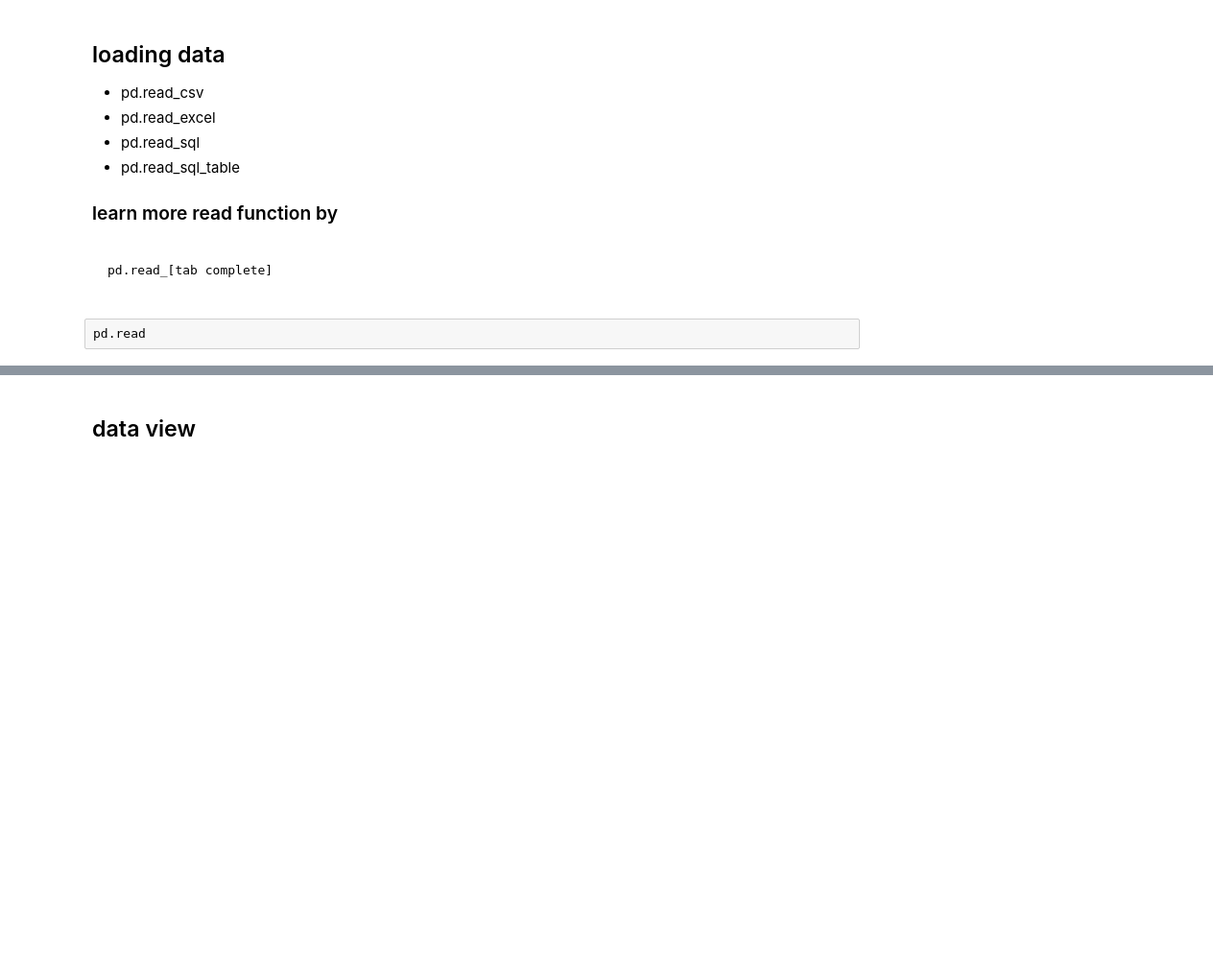
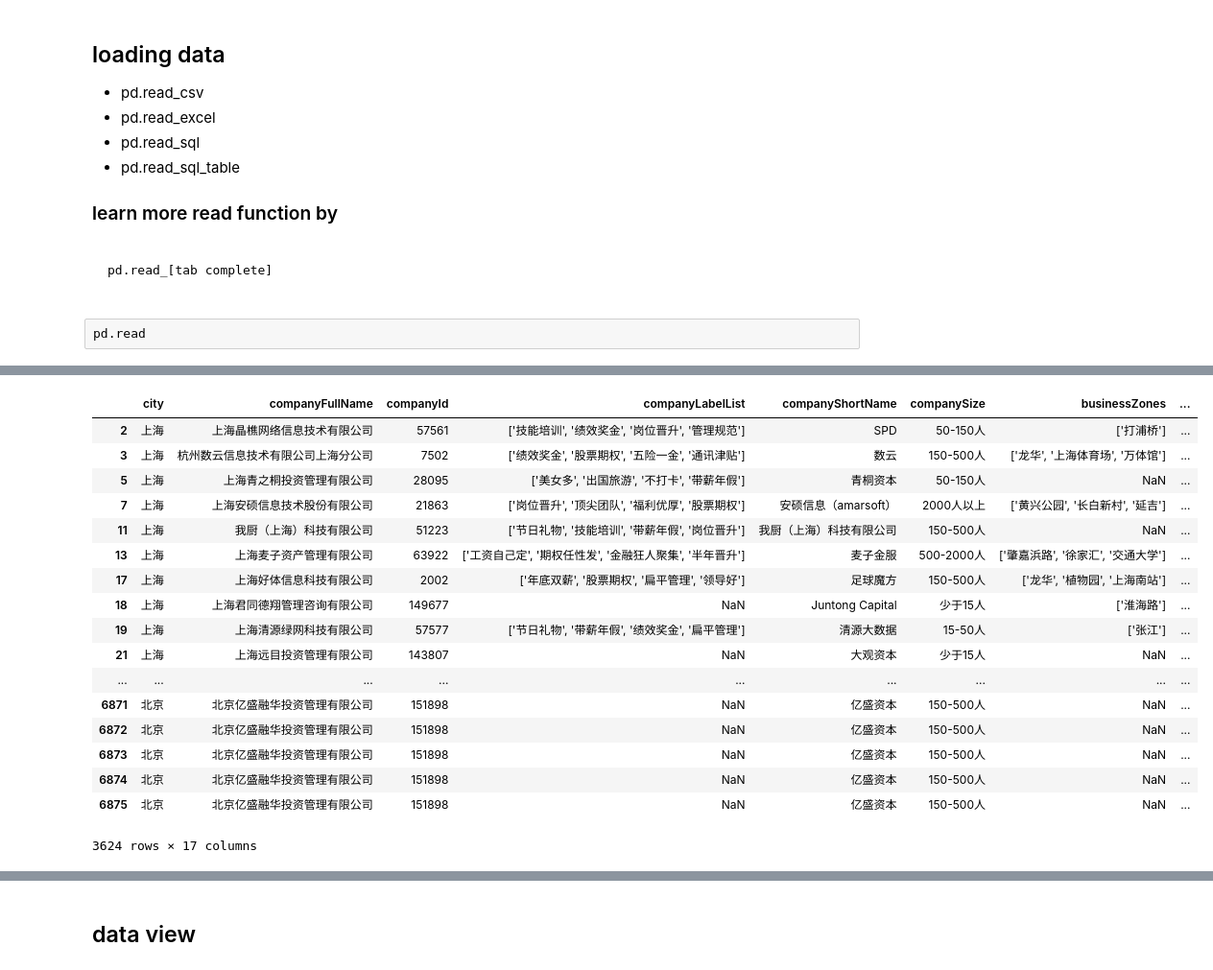
Before and after one commit to tade0726/python_train, a Jupyter notebook: 00.Python and Pandas/12. pandas in action.ipynb, the cells around one changed output, grey strips where cells are left out. Shown at 96% size. Drawn from its saved outputs; the diff is of its cells as text; code cells hidden in the pictures; blank space fills up the shorter version.

```diff
--- a/00.Python and Pandas/12. pandas in action.ipynb
+++ b/00.Python and Pandas/12. pandas in action.ipynb
@@ -56,0 +59,3 @@ df = pd.read_csv('DataAnalyst.csv', encoding='gb2312')
+# %%
+cond1 = df.companyShortName == '1号店'
+cond2 = df.firstType == '技术'
@@ -56,0 +73,21 @@ df = pd.read_csv('DataAnalyst.csv', encoding='gb2312')
+# %%
+df[~cond2]
+# %% [output]
+|  | city | companyFullName | companyId | companyLabelList | companyShortName | companySize | businessZones | ... |
+| 2 | 上海 | 上海晶樵网络信息技术有限公司 | 57561 | ['技能培训', '绩效奖金', '岗位晋升', '管理规范'] | SPD | 50-150人 | ['打浦桥'] | ... |
+| 3 | 上海 | 杭州数云信息技术有限公司上海分公司 | 7502 | ['绩效奖金', '股票期权', '五险一金', '通讯津贴'] | 数云 | 150-500人 | ['龙华', '上海体育场', '万体馆'] | ... |
+| 5 | 上海 | 上海青之桐投资管理有限公司 | 28095 | ['美女多', '出国旅游', '不打卡', '带薪年假'] | 青桐资本 | 50-150人 | NaN | ... |
+| 7 | 上海 | 上海安硕信息技术股份有限公司 | 21863 | ['岗位晋升', '顶尖团队', '福利优厚', '股票期权'] | 安硕信息（amarsoft） | 2000人以上 | ['黄兴公园', '长白新村', '延吉'] | ... |
+| 11 | 上海 | 我厨（上海）科技有限公司 | 51223 | ['节日礼物', '技能培训', '带薪年假', '岗位晋升'] | 我厨（上海）科技有限公司 | 150-500人 | NaN | ... |
+| 13 | 上海 | 上海麦子资产管理有限公司 | 63922 | ['工资自己定', '期权任性发', '金融狂人聚集', '半年晋升'] | 麦子金服 | 500-2000人 | ['肇嘉浜路', '徐家汇', '交通大学'] | ... |
+| 17 | 上海 | 上海好体信息科技有限公司 | 2002 | ['年底双薪', '股票期权', '扁平管理', '领导好'] | 足球魔方 | 150-500人 | ['龙华', '植物园', '上海南站'] | ... |
+| 18 | 上海 | 上海君同德翔管理咨询有限公司 | 149677 | NaN | Juntong Capital | 少于15人 | ['淮海路'] | ... |
+| 19 | 上海 | 上海清源绿网科技有限公司 | 57577 | ['节日礼物', '带薪年假', '绩效奖金', '扁平管理'] | 清源大数据 | 15-50人 | ['张江'] | ... |
+| 21 | 上海 | 上海远目投资管理有限公司 | 143807 | NaN | 大观资本 | 少于15人 | NaN | ... |
+| ... | ... | ... | ... | ... | ... | ... | ... | ... |
+| 6871 | 北京 | 北京亿盛融华投资管理有限公司 | 151898 | NaN | 亿盛资本 | 150-500人 | NaN | ... |
+| 6872 | 北京 | 北京亿盛融华投资管理有限公司 | 151898 | NaN | 亿盛资本 | 150-500人 | NaN | ... |
+| 6873 | 北京 | 北京亿盛融华投资管理有限公司 | 151898 | NaN | 亿盛资本 | 150-500人 | NaN | ... |
+| 6874 | 北京 | 北京亿盛融华投资管理有限公司 | 151898 | NaN | 亿盛资本 | 150-500人 | NaN | ... |
+| 6875 | 北京 | 北京亿盛融华投资管理有限公司 | 151898 | NaN | 亿盛资本 | 150-500人 | NaN | ... |
+3624 rows × 17 columns
```
Also changed, not shown: parts of 6 cells of this notebook.
